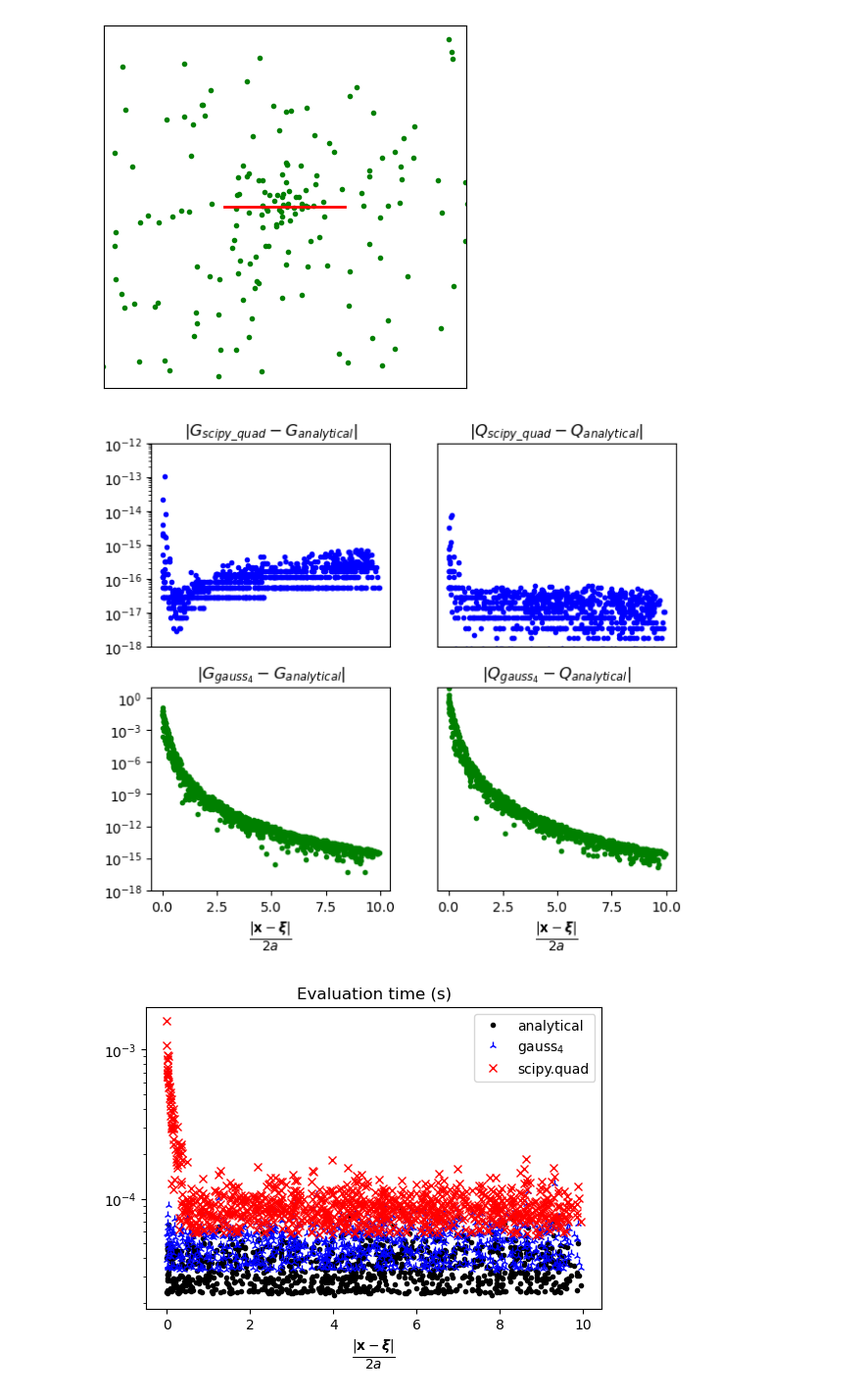
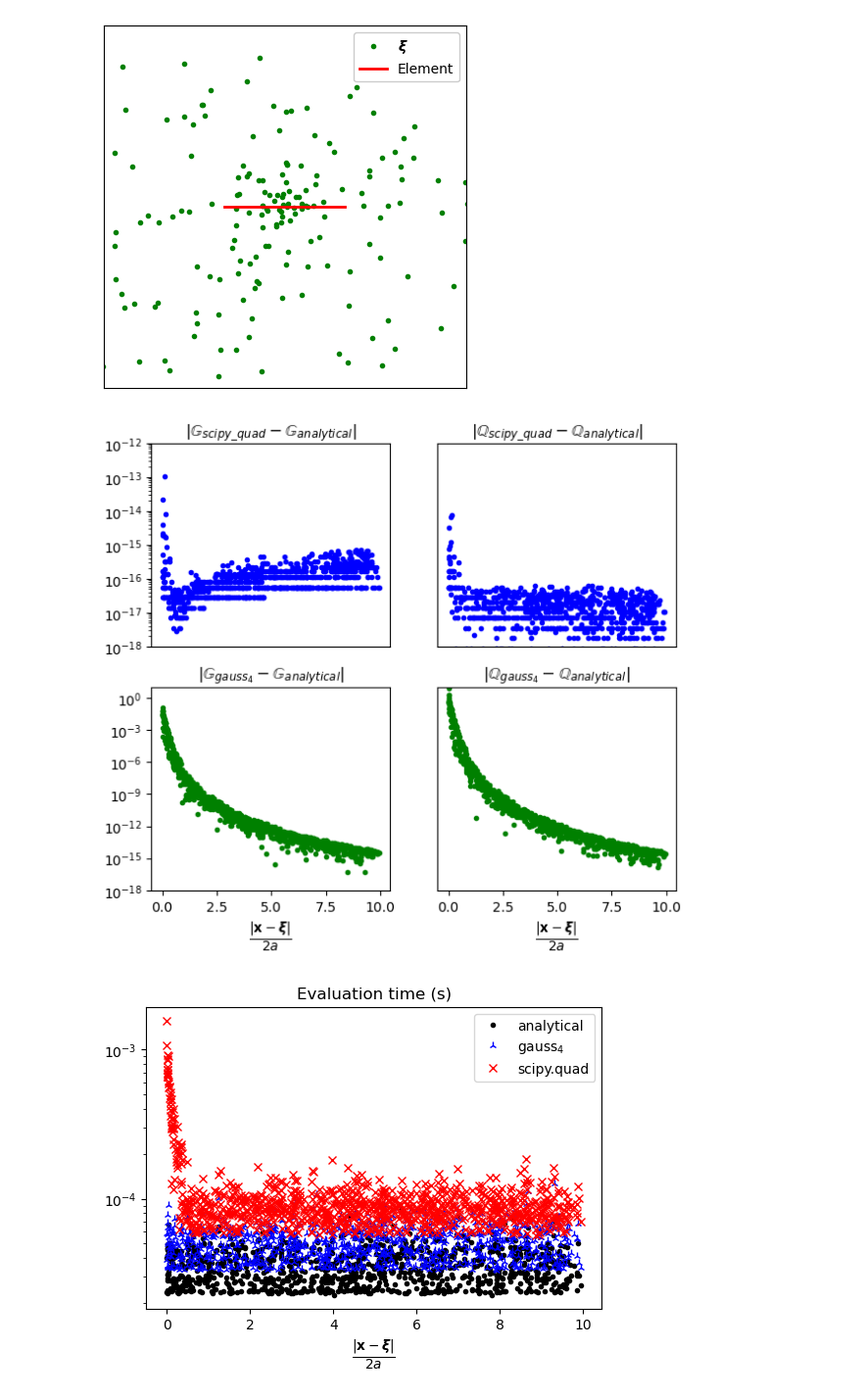
Before and after one commit to rodpcastro/rodpcastro.github.io, a Jupyter notebook: content/posts/3_2d_constant_boundary_element/files/element.ipynb, the cells around one changed output. Shown at 98% size. Saved outputs shown, nothing was run; the diff lists cells and outputs as text; code cells hidden in the pictures.

Commit message:
update on post 2d constant boundary element

```diff
--- a/content/posts/3_2d_constant_boundary_element/files/element.ipynb
+++ b/content/posts/3_2d_constant_boundary_element/files/element.ipynb
@@ -252,18 +252,19 @@ field_points, distances = set_field_points(e, 10.0)
 norm_distances = distances / e.length
 # %%
 # Plot of all field points. Displays only the close ones.
-plt.plot(field_points[:, 0], field_points[:, 1], '.g')
-plt.plot([point1[0], point2[0]], [point1[1], point2[1]], 'r-', linewidth=2)
+plt.plot(field_points[:, 0], field_points[:, 1], '.g', label=r'$\boldsymbol{\xi}$')
+plt.plot([point1[0], point2[0]], [point1[1], point2[1]], 'r-', linewidth=2, label='Element')
 plt.gca().set_aspect('equal')
 plt.xlim(-1.0, 2.0)
 plt.ylim(-1.5, 1.5)
 plt.xticks([])
 plt.yticks([])
+plt.legend(loc='upper right', framealpha=1)
 
 plt.savefig('test_points.svg', bbox_inches='tight')
 plt.show()
 # %% [output]
-[figure, old version]
+[figure, new version]
 # %%
 # Computation of influence coefficients using the three implemented methods.
 analytical, gauss, scipy_quad = [np.empty(field_points.shape) for _ in range(3)]
@@ -279,20 +280,20 @@ err_gauss = np.abs(gauss - analytical)
 # Plot of absolute error as a function of the distance between the field point and the element node.
 fig, ax = plt.subplots(2, 2, figsize=(7,6))
 
-ax[0, 0].set_title(r'$|G_{scipy\_quad} - G_{analytical}|$')
+ax[0, 0].set_title(r'$|\mathbb{G}_{scipy\_quad} - \mathbb{G}_{analytical}|$')
 ax[0, 0].semilogy(distances, err_scipy_quad[:, 0], 'b.')
 ax[0, 0].set_ylim((1.0e-18, 1.0e-12))
 
-ax[0, 1].set_title(r'$|Q_{scipy\_quad} - Q_{analytical}|$')
+ax[0, 1].set_title(r'$|\mathbb{Q}_{scipy\_quad} - \mathbb{Q}_{analytical}|$')
 ax[0, 1].semilogy(distances, err_scipy_quad[:, 1], 'b.')
 ax[0, 1].set_ylim((1.0e-18, 1.0e-12))
 
-ax[1, 0].set_title(r'$|G_{gauss_4} - G_{analytical}|$')
+ax[1, 0].set_title(r'$|\mathbb{G}_{gauss_4} - \mathbb{G}_{analytical}|$')
 ax[1, 0].set_xlabel(r'$\frac{|\mathbf{x} - \boldsymbol{\xi}|}{2a}$', fontsize=14)
 ax[1, 0].semilogy(distances, err_gauss[:, 0], 'g.')
 ax[1, 0].set_ylim((1.0e-18, 1.0e1))
 
-ax[1, 1].set_title(r'$|Q_{gauss_4} - Q_{analytical}|$')
+ax[1, 1].set_title(r'$|\mathbb{Q}_{gauss_4} - \mathbb{Q}_{analytical}|$')
 ax[1, 1].set_xlabel(r'$\frac{|\mathbf{x} - \boldsymbol{\xi}|}{2a}$', fontsize=14)
 ax[1, 1].semilogy(distances, err_gauss[:, 1], 'g.')
 ax[1, 1].set_ylim((1.0e-18, 1.0e1))
@@ -305,7 +306,7 @@ ax[1, 1].yaxis.set_visible(False)
 plt.savefig('GQ_abs_error.svg', bbox_inches='tight')
 plt.show()
 # %% [output]
-[figure, old version]
+[figure, new version]
 # %%
 # Evaluation of time required by each method to compute the influence coefficients for each field point.
 # It can take some time. It's a good idea to save it and load it later.
```
Also changed, not shown: 5 other files.
